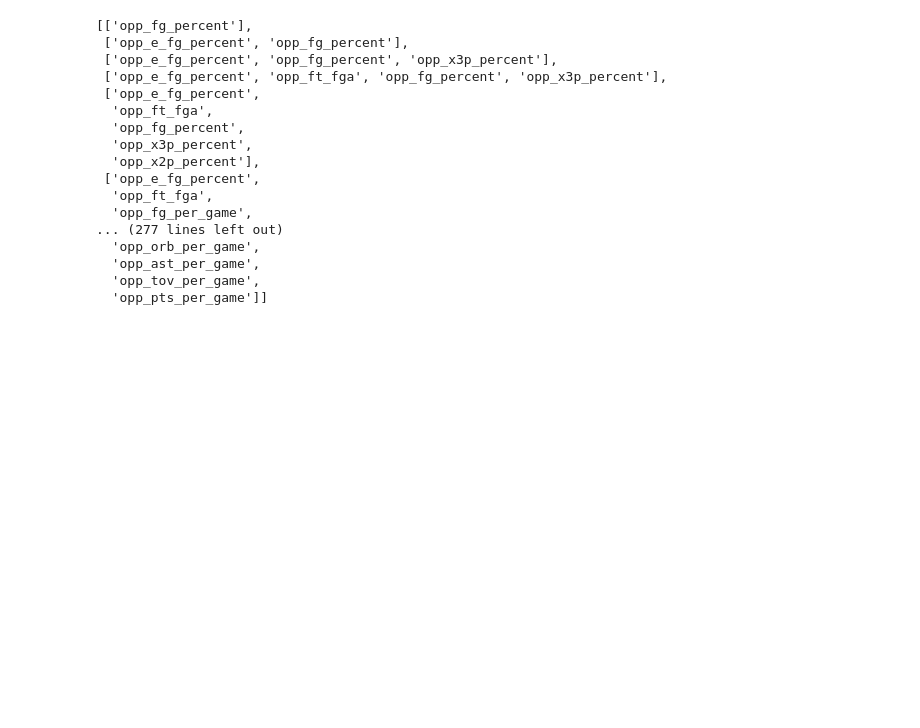
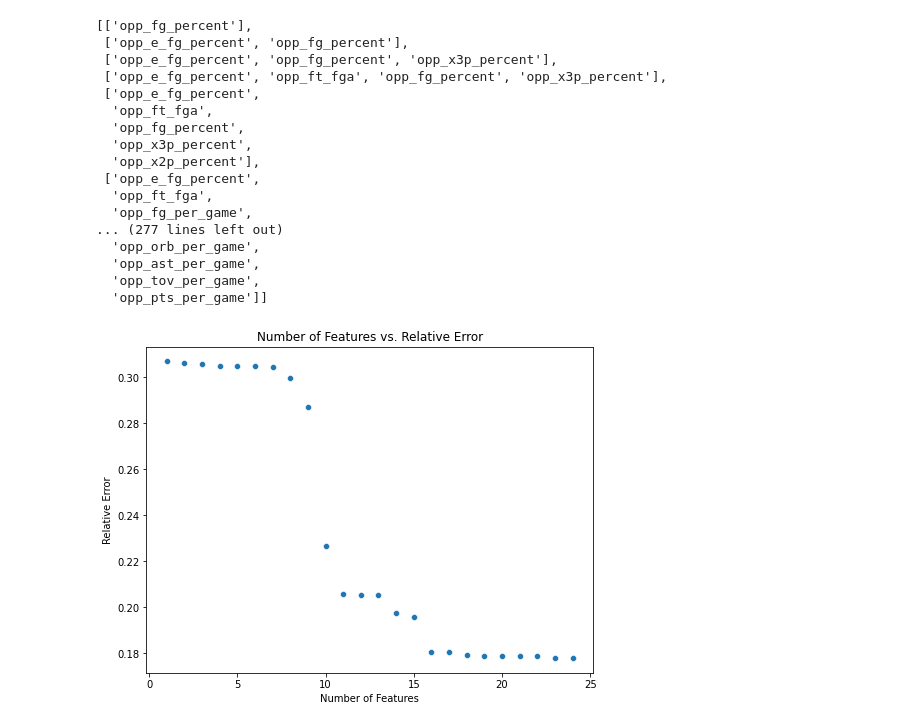
Before and after one commit to BryceOB13/Locked_In_on_Lockdown_NBA_Defensive_Profiling_2003_to_2025, a Jupyter notebook: Locked_In_on_Lockdown_NBA_Defensive_Profiling_2003_2025/explore_winloss.ipynb, the cells around one changed output. Drawn from its saved outputs; the diff is of its cells as text; code cells hidden in the pictures; blank space fills up the shorter version.

Commit message:
added plot and feature reduction data

```diff
--- a/Locked_In_on_Lockdown_NBA_Defensive_Profiling_2003_2025/explore_winloss.ipynb
+++ b/Locked_In_on_Lockdown_NBA_Defensive_Profiling_2003_2025/explore_winloss.ipynb
@@ -180,3 +180,12 @@ features
   'opp_ast_per_game',
   'opp_tov_per_game',
   'opp_pts_per_game']]
+# %%
+num_features = [i for i in range(1, len(errs) + 1)]
+plotdf = pd.DataFrame({"Number of Features": num_features, "Relative Error": errs})
+plt.figure(figsize = (8,6))
+sns.scatterplot(data=plotdf, x="Number of Features", y="Relative Error")
+plt.title("Number of Features vs. Relative Error")
+plt.show()
+# %% [output]
+[figure, added]
```
